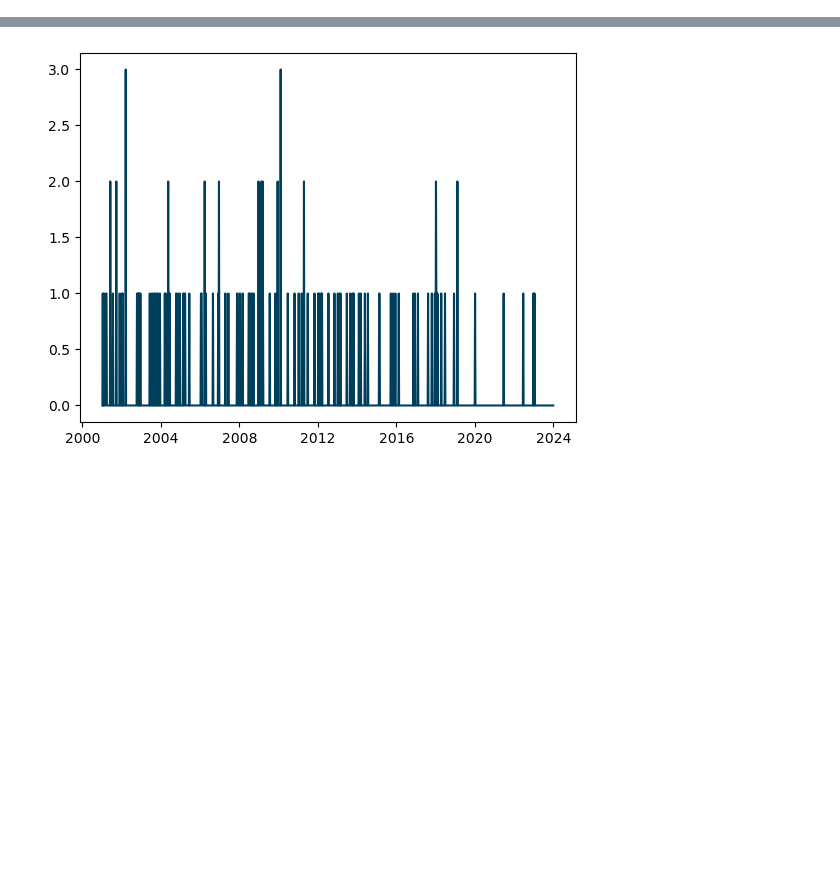
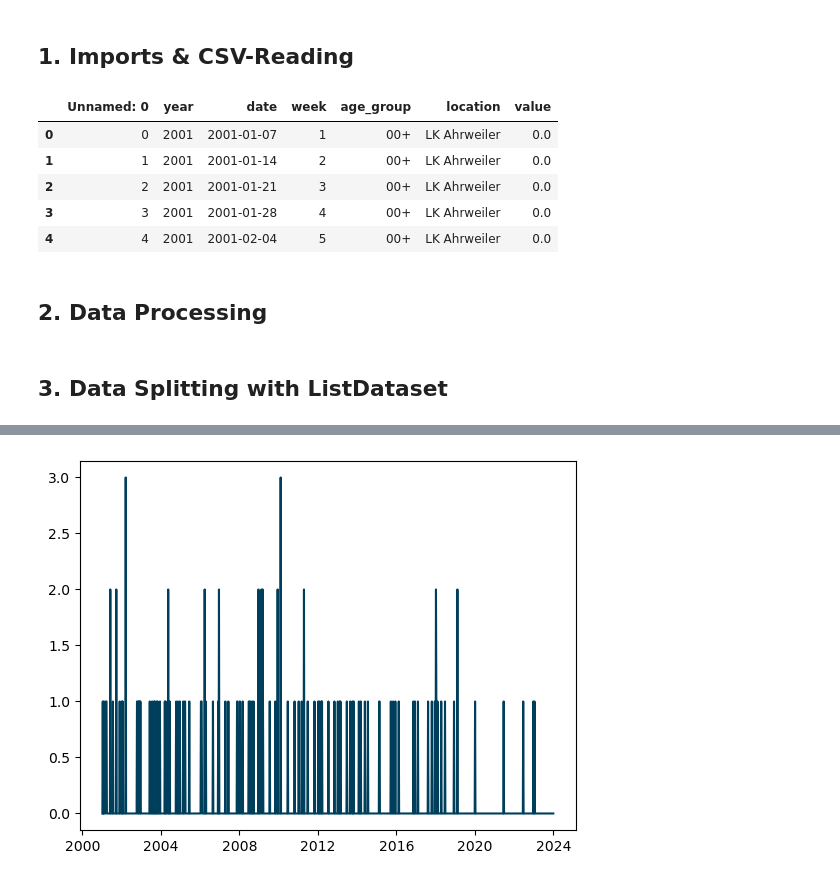
Before and after one commit to Kai-Ref/DeepAR_InfluenzaForecast, a Jupyter notebook: Notebooks/FurtherResearch/MeningococcalDataset.ipynb, the cells around one changed output, grey strips where cells are left out. Saved outputs shown, nothing was run; the diff lists cells and outputs as text; code cells hidden in the pictures; blank space fills up the shorter version.

```diff
--- a/Notebooks/FurtherResearch/MeningococcalDataset.ipynb
+++ b/Notebooks/FurtherResearch/MeningococcalDataset.ipynb
@@ -1,21 +1,31 @@
+# %% [markdown]
+## 1. Imports & CSV-Reading
 # %%
 import os
 os.chdir("/home/reffert/DeepAR_InfluenzaForecast")
 
 import matplotlib.pyplot as plt
 import numpy as np
 import pandas as pd
 import gluonts
 from gluonts.dataset.pandas import PandasDataset
 from gluonts.mx import DeepAREstimator, Trainer
 from gluonts.dataset.util import to_pandas
 from gluonts.dataset import common
 from gluonts.evaluation import make_evaluation_predictions
 from PythonFiles.Configuration import Configuration
 from PythonFiles.PlottingFunctions import plot_forecast_entry
 from datetime import datetime
 
 config = Configuration()
 df = pd.read_csv("/home/reffert/DeepAR_InfluenzaForecast/Notebooks/FurtherResearch/meningococcal.csv", sep=',')
-df['date'] = pd.to_datetime(df['date'])
-df = df.set_index('date')
+df.head()
+# %% [output]
+|  | Unnamed: 0 | year | date | week | age_group | location | value |
+| 0 | 0 | 2001 | 2001-01-07 | 1 | 00+ | LK Ahrweiler | 0.0 |
+| 1 | 1 | 2001 | 2001-01-14 | 2 | 00+ | LK Ahrweiler | 0.0 |
+| 2 | 2 | 2001 | 2001-01-21 | 3 | 00+ | LK Ahrweiler | 0.0 |
+| 3 | 3 | 2001 | 2001-01-28 | 4 | 00+ | LK Ahrweiler | 0.0 |
+| 4 | 4 | 2001 | 2001-02-04 | 5 | 00+ | LK Ahrweiler | 0.0 |
+# %% [markdown]
+## 2. Data Processing
@@ -21,0 +51,2 @@ df = df.set_index('date')
+# %% [markdown]
+## 3. Data Splitting with ListDataset
```
Also changed, not shown: parts of 8 cells of this notebook, 1 other file.
